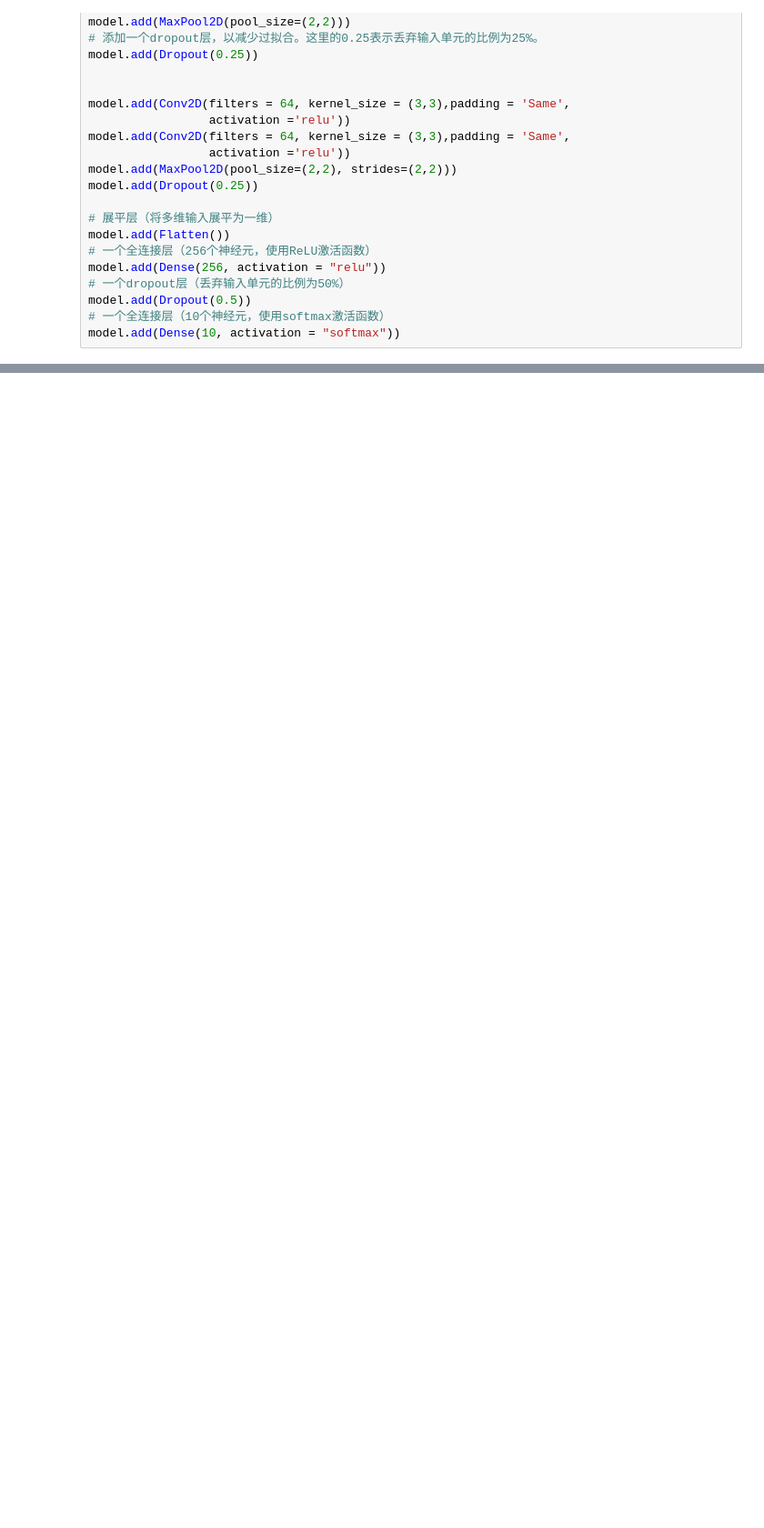
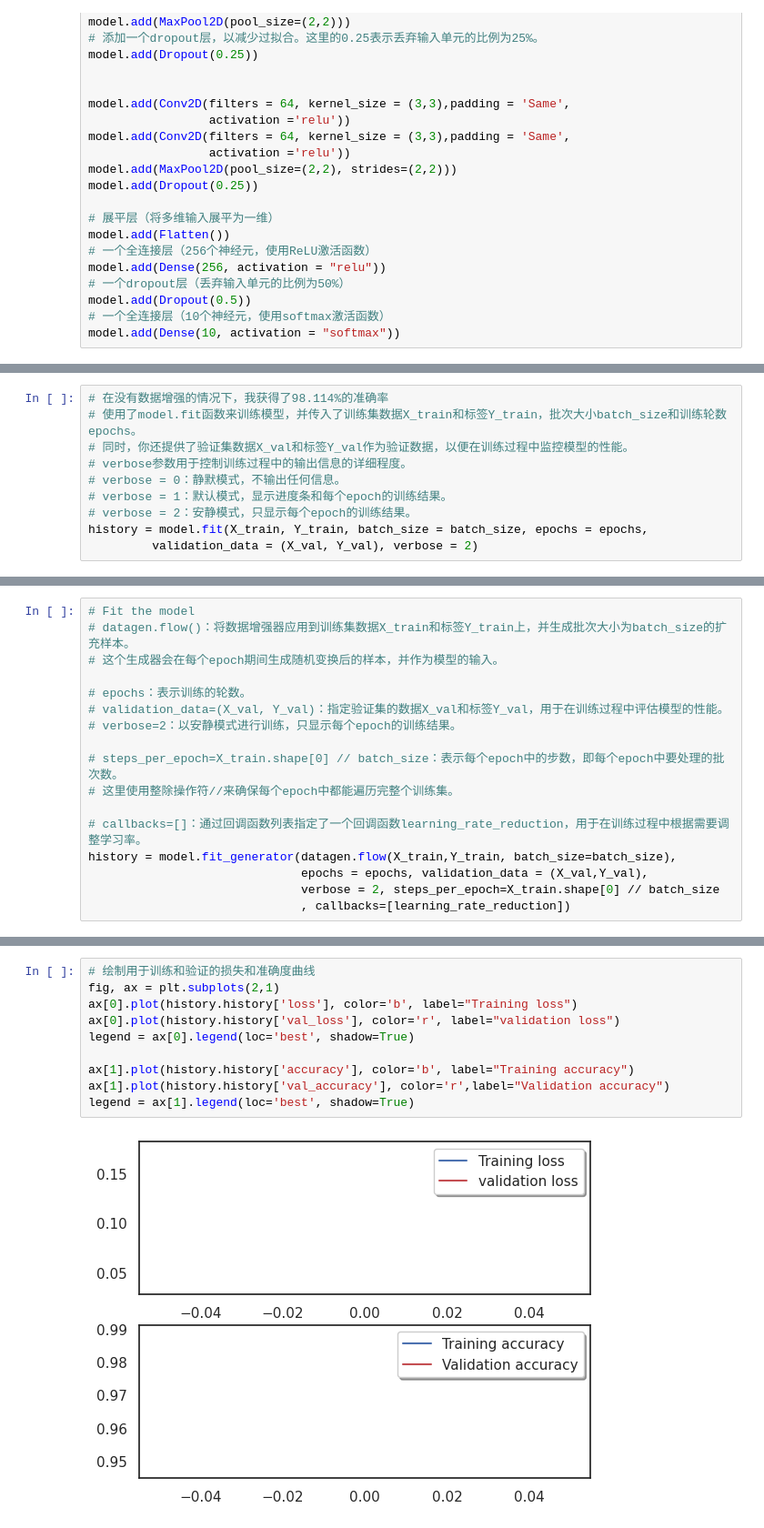
Before and after one commit to LHY-UESTC/CV, a Jupyter notebook: Digit-Recognizer/MNIST.ipynb, the cells around one changed output, grey strips where cells are left out. Shown at 91% size. Drawn from its saved outputs; the diff is of its cells as text; blank space fills up the shorter version.

```diff
--- a/Digit-Recognizer/MNIST.ipynb
+++ b/Digit-Recognizer/MNIST.ipynb
@@ -215,0 +267,10 @@ model.add(Dense(10, activation = "softmax"))
+# %%
+# 在没有数据增强的情况下，我获得了98.114%的准确率
+# 使用了model.fit函数来训练模型，并传入了训练集数据X_train和标签Y_train，批次大小batch_size和训练轮数epochs。
+# 同时，你还提供了验证集数据X_val和标签Y_val作为验证数据，以便在训练过程中监控模型的性能。
+# verbose参数用于控制训练过程中的输出信息的详细程度。
+# verbose = 0：静默模式，不输出任何信息。
+# verbose = 1：默认模式，显示进度条和每个epoch的训练结果。
+# verbose = 2：安静模式，只显示每个epoch的训练结果。
+history = model.fit(X_train, Y_train, batch_size = batch_size, epochs = epochs,
+         validation_data = (X_val, Y_val), verbose = 2)
@@ -215,0 +308,17 @@ model.add(Dense(10, activation = "softmax"))
+# %%
+# Fit the model
+# datagen.flow()：将数据增强器应用到训练集数据X_train和标签Y_train上，并生成批次大小为batch_size的扩充样本。
+# 这个生成器会在每个epoch期间生成随机变换后的样本，并作为模型的输入。
+
+# epochs：表示训练的轮数。
+# validation_data=(X_val, Y_val)：指定验证集的数据X_val和标签Y_val，用于在训练过程中评估模型的性能。
+# verbose=2：以安静模式进行训练，只显示每个epoch的训练结果。
+
+# steps_per_epoch=X_train.shape[0] // batch_size：表示每个epoch中的步数，即每个epoch中要处理的批次数。
+# 这里使用整除操作符//来确保每个epoch中都能遍历完整个训练集。
+
+# callbacks=[]：通过回调函数列表指定了一个回调函数learning_rate_reduction，用于在训练过程中根据需要调整学习率。
+history = model.fit_generator(datagen.flow(X_train,Y_train, batch_size=batch_size),
+                              epochs = epochs, validation_data = (X_val,Y_val),
+                              verbose = 2, steps_per_epoch=X_train.shape[0] // batch_size
+                              , callbacks=[learning_rate_reduction])
@@ -215,0 +331,12 @@ model.add(Dense(10, activation = "softmax"))
+# %%
+# 绘制用于训练和验证的损失和准确度曲线
+fig, ax = plt.subplots(2,1)
+ax[0].plot(history.history['loss'], color='b', label="Training loss")
+ax[0].plot(history.history['val_loss'], color='r', label="validation loss")
+legend = ax[0].legend(loc='best', shadow=True)
+
+ax[1].plot(history.history['accuracy'], color='b', label="Training accuracy")
+ax[1].plot(history.history['val_accuracy'], color='r',label="Validation accuracy")
+legend = ax[1].legend(loc='best', shadow=True)
+# %% [output]
+[figure, added]
```
Also changed, not shown: parts of 9 cells of this notebook.
